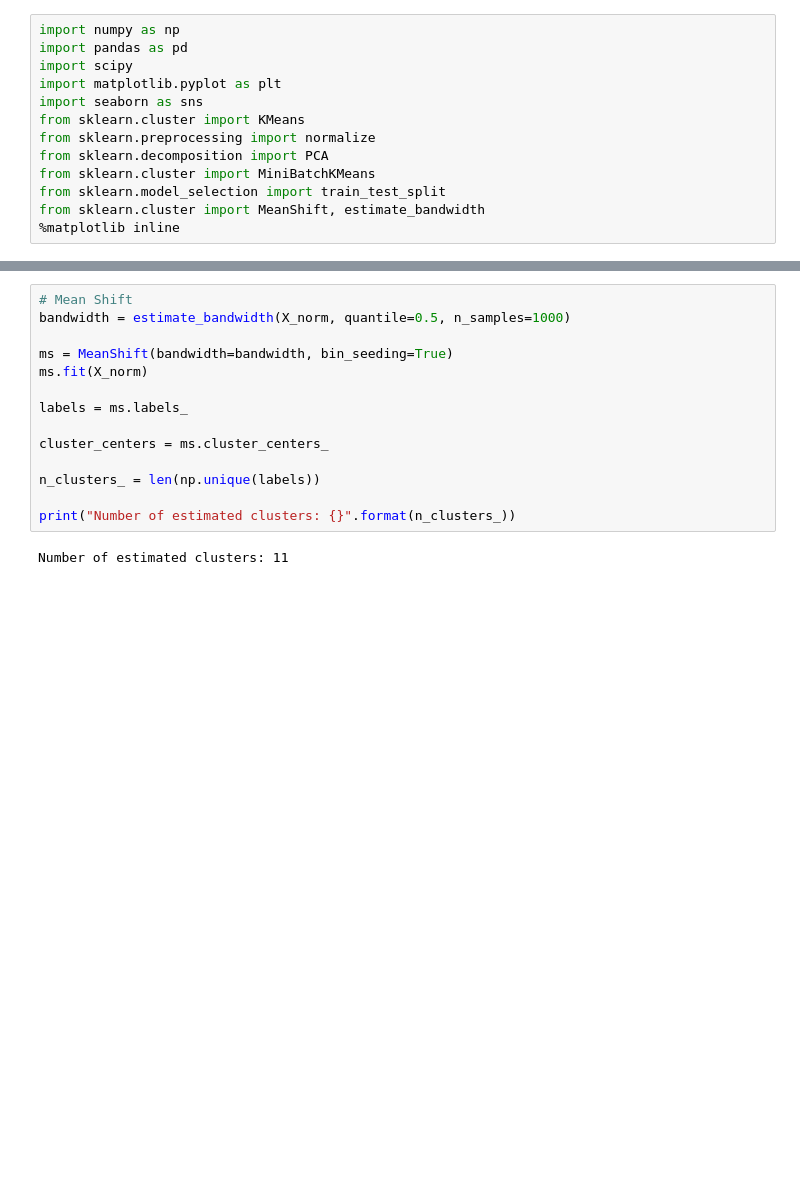
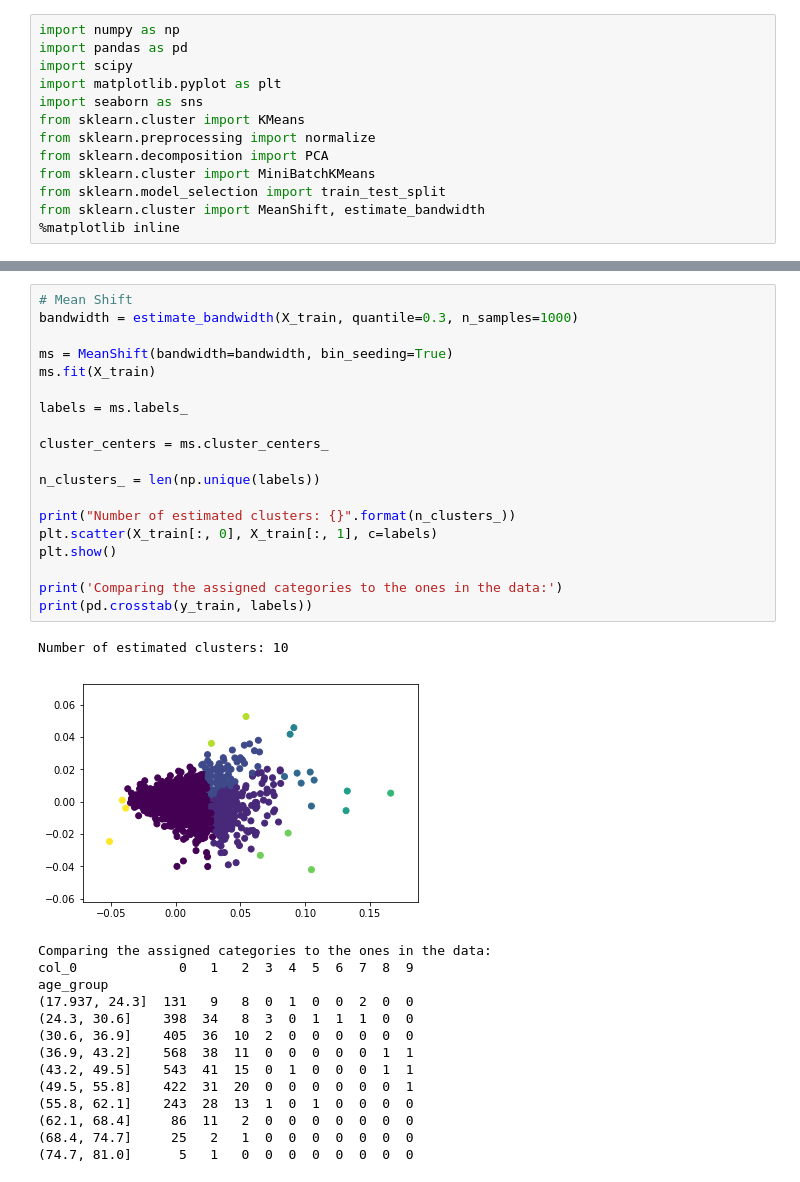
Before and after one commit to micsab/thinkful_files, a Jupyter notebook: unit_4/lesson_1/challenge_boston_marathon.ipynb, the cells around one changed output, grey strips where cells are left out. Cells and saved outputs as stored; diff of their text form; blank space fills up the shorter version.

```diff
--- a/unit_4/lesson_1/challenge_boston_marathon.ipynb
+++ b/unit_4/lesson_1/challenge_boston_marathon.ipynb
@@ -79,17 +109,36 @@ row_0
 # %%
 # Mean Shift
-bandwidth = estimate_bandwidth(X_norm, quantile=0.5, n_samples=1000)
+bandwidth = estimate_bandwidth(X_train, quantile=0.3, n_samples=1000)
 
 ms = MeanShift(bandwidth=bandwidth, bin_seeding=True)
-ms.fit(X_norm)
+ms.fit(X_train)
 
 labels = ms.labels_
 
 cluster_centers = ms.cluster_centers_
 
 n_clusters_ = len(np.unique(labels))
 
 print("Number of estimated clusters: {}".format(n_clusters_))
+plt.scatter(X_train[:, 0], X_train[:, 1], c=labels)
+plt.show()
+
+print('Comparing the assigned categories to the ones in the data:')
+print(pd.crosstab(y_train, labels))
 # %% [output]
-Number of estimated clusters: 11
+Number of estimated clusters: 10
+[figure, added]
+Comparing the assigned categories to the ones in the data:
+col_0             0   1   2  3  4  5  6  7  8  9
+age_group
+(17.937, 24.3]  131   9   8  0  1  0  0  2  0  0
+(24.3, 30.6]    398  34   8  3  0  1  1  1  0  0
+(30.6, 36.9]    405  36  10  2  0  0  0  0  0  0
+(36.9, 43.2]    568  38  11  0  0  0  0  0  1  1
+(43.2, 49.5]    543  41  15  0  1  0  0  0  1  1
+(49.5, 55.8]    422  31  20  0  0  0  0  0  0  1
+(55.8, 62.1]    243  28  13  1  0  1  0  0  0  0
+(62.1, 68.4]     86  11   2  0  0  0  0  0  0  0
+(68.4, 74.7]     25   2   1  0  0  0  0  0  0  0
+(74.7, 81.0]      5   1   0  0  0  0  0  0  0  0
 # %%
```
Also changed, not shown: parts of 7 cells of this notebook.
